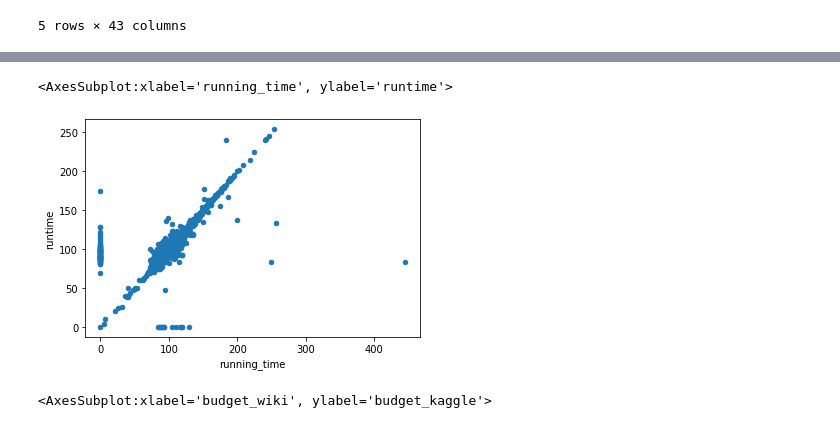
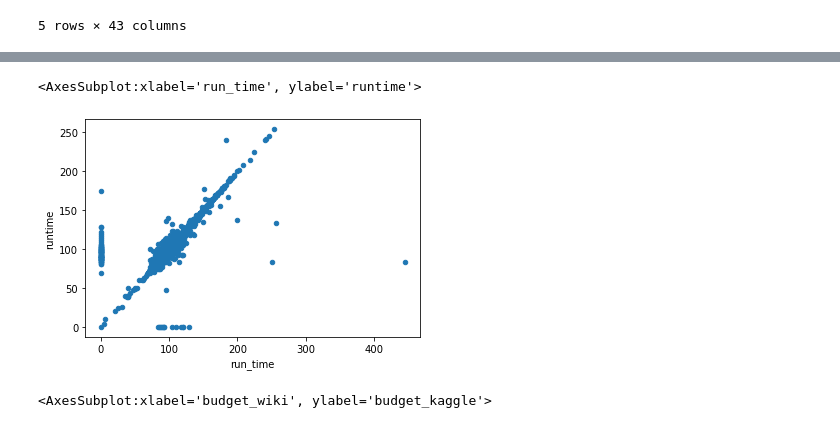
Before and after one commit to Ryndine/movie_etl_database, a Jupyter notebook: wiki_kaggle_steps.ipynb, the cells around one changed output, grey strips where cells are left out. Saved outputs shown, nothing was run; the diff lists cells and outputs as text; code cells hidden in the pictures.

```diff
--- a/wiki_kaggle_steps.ipynb
+++ b/wiki_kaggle_steps.ipynb
@@ -96,9 +57,8 @@ def clean_movie(movie):
     return movie
 # %%
 # Create a new dataframe
-clean_movies = [clean_movie(movie) for movie in wiki_movies]
-wiki_movies_df = pd.DataFrame(clean_movies)
-sorted(wiki_movies_df.columns.tolist())
+clean_movie_list = [clean_movie(movie, remove_languages, new_column_names) for movie in wiki_movies]
+wiki_movies_df = pd.DataFrame(clean_movie_list)
 # %% [output]
 ['Animation by',
  'Audio format',
@@ -348,14 +234,12 @@ Name: release_date, Length: 7033, dtype: datetime64[ns]
 # %%
-display(wiki_movies_df['Running time'])
-running_time = wiki_movies_df['Running time'].dropna().apply(lambda x: ' '.join(x) if type(x) is list else x)
-running_time.str.contains(r'^\d*\s*minutes$', flags=re.IGNORECASE, na=False).sum()
-running_time[running_time.str.contains(r'^\d*\s*minutes$', flags=re.IGNORECASE, na=False) != True]
-running_time.str.contains(r'^\d*\s*m', flags=re.IGNORECASE, na=False).sum()
-running_time[running_time.str.contains(r'^\d*\s*m', flags=re.IGNORECASE, na=False) != True]
+run_time = wiki_movies_df['Running time'].dropna().apply(lambda x: ' '.join(x) if type(x) is list else x)
+run_time.str.contains(r'^\d*\s*minutes$', flags=re.IGNORECASE, na=False).sum()
+run_time[run_time.str.contains(r'^\d*\s*minutes$', flags=re.IGNORECASE, na=False) != True]
+run_time.str.contains(r'^\d*\s*m', flags=re.IGNORECASE, na=False).sum()
+run_time[run_time.str.contains(r'^\d*\s*m', flags=re.IGNORECASE, na=False) != True]
 
 # Convert to numeric
-running_time_extract = running_time.str.extract(r'(\d+)\s*ho?u?r?s?\s*(\d*)|(\d+)\s*m')
-running_time_extract = running_time_extract.apply(lambda col: pd.to_numeric(col, errors='coerce')).fillna(0)
-wiki_movies_df['running_time'] = running_time_extract.apply(lambda row: row[0]*60 + row[1] if row[2] == 0 else row[2], axis=1)
+run_time_extract = run_time.str.extract(r'(\d+)\s*ho?u?r?s?\s*(\d*)|(\d+)\s*m')
+run_time_extract = run_time_extract.apply(lambda col: pd.to_numeric(col, errors='coerce')).fillna(0)
+wiki_movies_df['run_time'] = run_time_extract.apply(lambda row: row[0]*60 + row[1] if row[2] == 0 else row[2], axis=1)
 wiki_movies_df.drop('Running time', axis=1, inplace=True)
-display(wiki_movies_df['running_time'])
@@ -512,9 +360,9 @@ display(movies_df[(movies_df['title_kaggle'] == '') | (movies_df['title_kaggle']
 # %%
 # Compare runtime
-movies_df.fillna(0).plot(x='running_time', y='runtime', kind='scatter')
+movies_df.fillna(0).plot(x='run_time', y='runtime', kind='scatter')
 # %% [output]
-<AxesSubplot:xlabel='running_time', ylabel='runtime'>
+<AxesSubplot:xlabel='run_time', ylabel='runtime'>
-[figure, old version]
+[figure, new version]
 # %%
 # Compare budget
 movies_df.fillna(0).plot(x='budget_wiki',y='budget_kaggle', kind='scatter')
```
Also changed, not shown: parts of 15 cells of this notebook, 2 other files.
